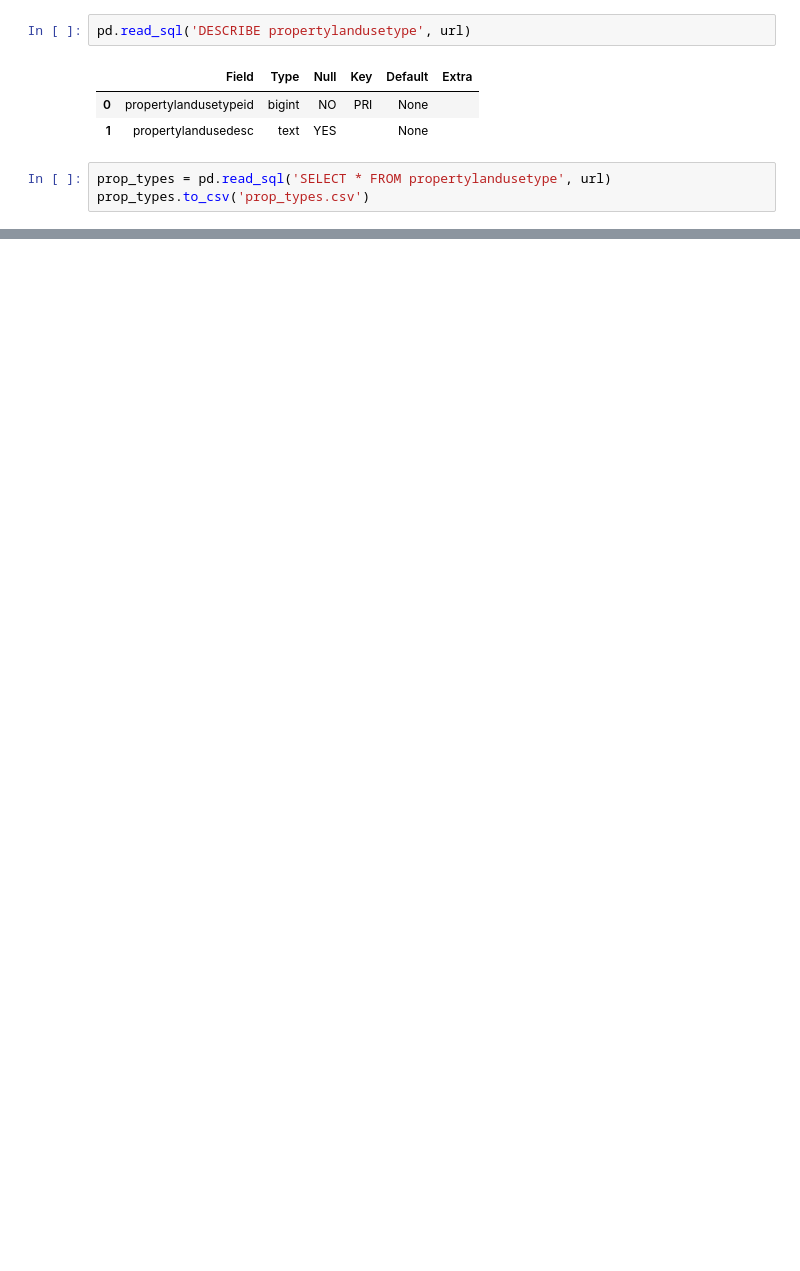
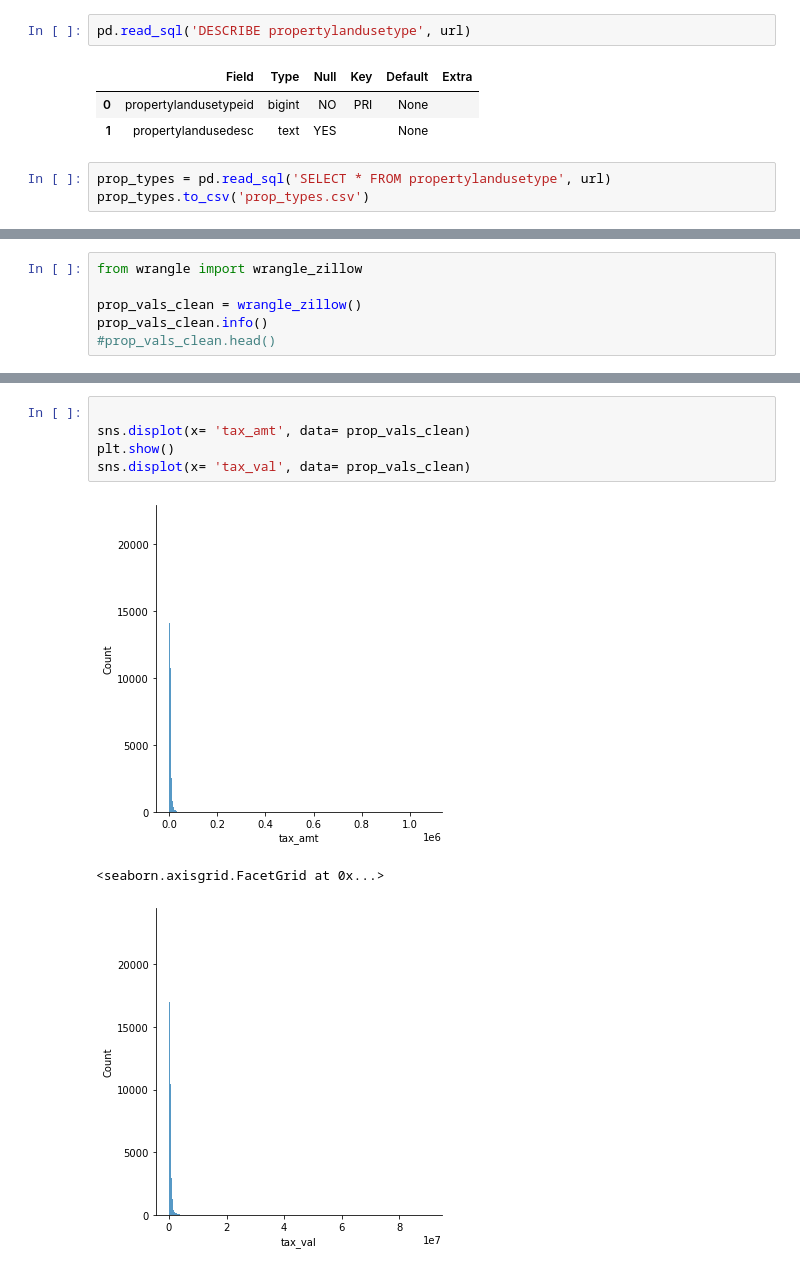
Before and after one commit to tarrencen/regression-exercises, a Jupyter notebook: wrangle.ipynb, the cells around one changed output, grey strips where cells are left out. Drawn from its saved outputs; the diff is of its cells as text; blank space fills up the shorter version.

Commit message:
Wrangle lesson exercises complete, but room for improvement...

```diff
--- a/wrangle.ipynb
+++ b/wrangle.ipynb
@@ -129,0 +350,6 @@ prop_types.shape
+# %%
+from wrangle import wrangle_zillow
+
+prop_vals_clean = wrangle_zillow()
+prop_vals_clean.info()
+#prop_vals_clean.head()
@@ -129,0 +372,9 @@ prop_types.shape
+# %%
+
+sns.displot(x= 'tax_amt', data= prop_vals_clean)
+plt.show()
+sns.displot(x= 'tax_val', data= prop_vals_clean)
+# %% [output]
+[figure, added]
+<seaborn.axisgrid.FacetGrid at 0x...>
+[figure, added]
```
Also changed, not shown: parts of 19 cells of this notebook.
